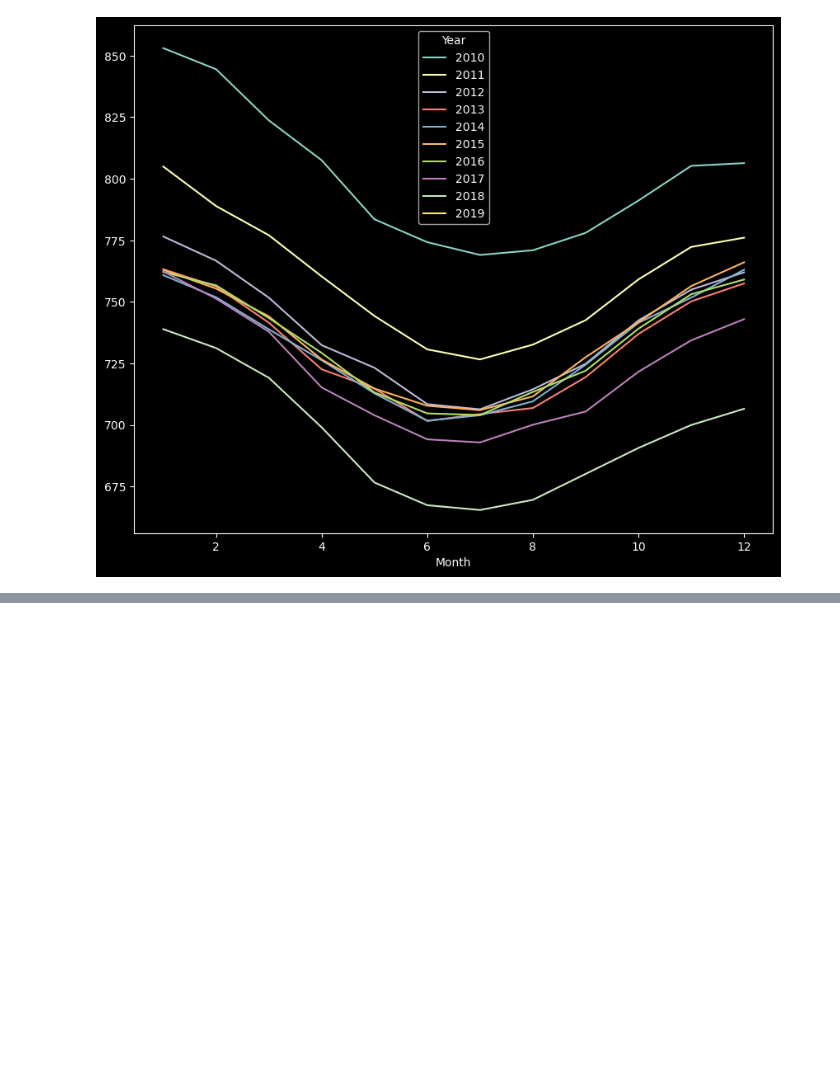
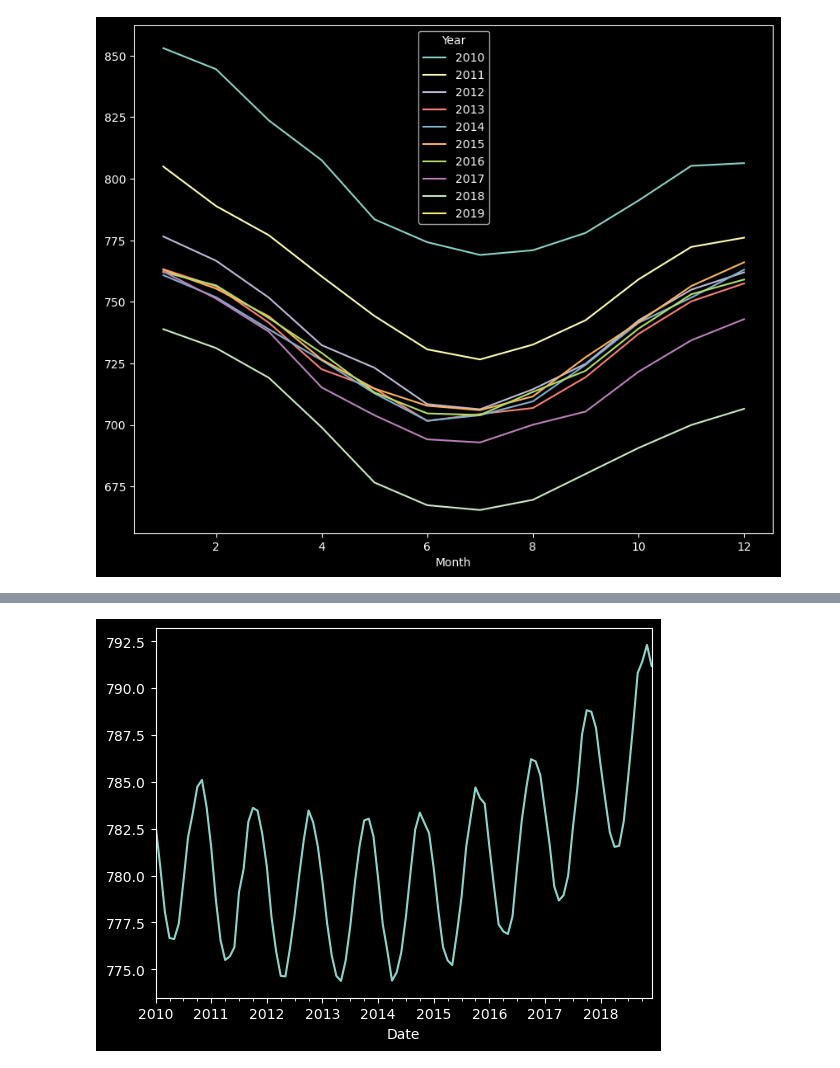
Before and after one commit to adityab24840/Deep-Learning, a Jupyter notebook: Code/TimeseriesAnalysis_Pandas.ipynb, the cells around one changed output, grey strips where cells are left out. Saved outputs shown, nothing was run; the diff lists cells and outputs as text; code cells hidden in the pictures; blank space fills up the shorter version.

```diff
--- a/Code/TimeseriesAnalysis_Pandas.ipynb
+++ b/Code/TimeseriesAnalysis_Pandas.ipynb
@@ -376,0 +410,7 @@ result_df.plot(figsize=(10,8))
+# %%
+#Seasonality Analysis - Monthly
+df_monthly_mean = df['number_sold'].resample('M').mean()
+df_monthly_mean.plot()
+plt.show()
+# %% [output]
+[figure, added]
```
Also changed, not shown: parts of 14 cells of this notebook, 1 other file.
